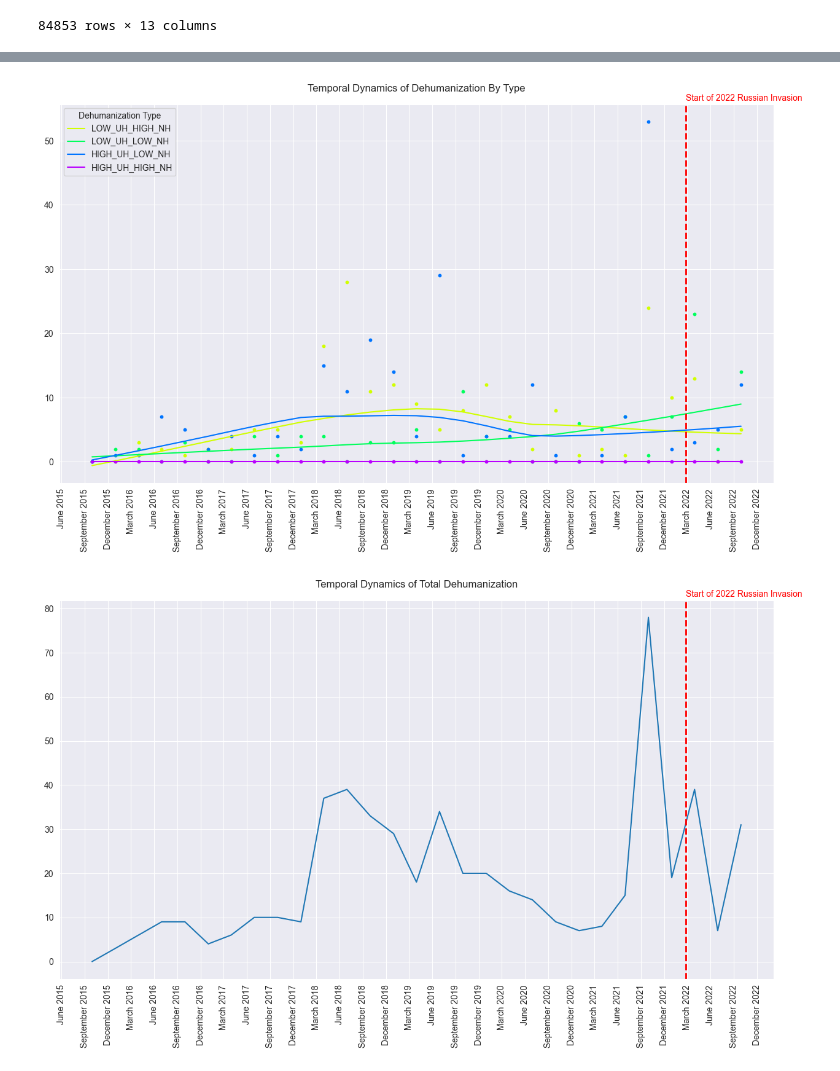
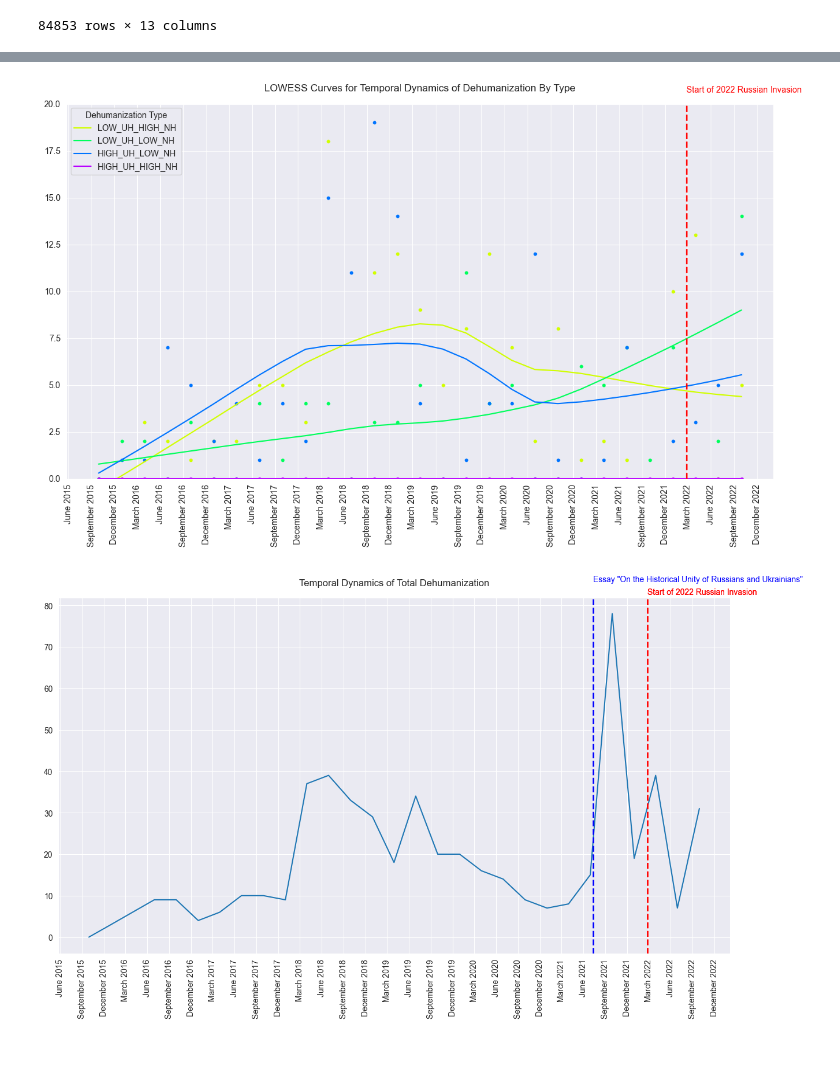
Before and after one commit to kateburovova/dehumanization, a Jupyter notebook: diachronic_analysis.ipynb, the cells around one changed output, grey strips where cells are left out. Cells and saved outputs as stored; diff of their text form; code cells hidden in the pictures.

```diff
--- a/diachronic_analysis.ipynb
+++ b/diachronic_analysis.ipynb
@@ -1110,16 +921,17 @@ plt.xticks(rotation=90)
 line_date = pd.to_datetime('2022-02-24')
 plt.axvline(line_date, color='r', linestyle='--', lw=2)
 
-offset_y = ax.get_ylim()[1] * 0.01
-plt.text(line_date, ax.get_ylim()[1] + offset_y, 'Start of 2022 Russian Invasion', color='red')
+offset_y = ax.get_ylim()[1]*0.63
+plt.text(line_date, ax.get_ylim()[1] - offset_y, 'Start of 2022 Russian Invasion', color='red')
 
-plt.title('Temporal Dynamics of Dehumanization By Type', y=1.02)
+plt.title('LOWESS Curves for Temporal Dynamics of Dehumanization By Type', y=1.02)
 
 plt.legend(title='Dehumanization Type')
+plt.ylim(0, 20)
 
 plt.show()
 # %% [output]
-[figure, old version]
+[figure, new version]
 # %%
 import pandas as pd
 import seaborn as sns
@@ -1135,31 +947,38 @@ df_monthly = df_predicted_data_merged_.resample('3M').sum()
 df_monthly = df_monthly[df_monthly.index <= '2022-11-25']
 
 N = 1
 df_monthly_rolling = df_monthly.rolling(window=N).mean()
 
 # Sum all the columns for each date
 df_monthly_sum = df_monthly_rolling.sum(axis=1)
 
 # Plotting the data
 plt.figure(figsize=(15, 8))
 sns.lineplot(x=df_monthly_sum.index, y=df_monthly_sum.values)
 plt.title('Temporal Dynamics of Total Dehumanization', y=1.02)
 plt.xlabel('')
 
 # x-axis formatting
 ax = plt.gca()
 ax.xaxis.set_major_locator(dates.MonthLocator(interval=3))  # set the tick interval to 3 months
 ax.xaxis.set_major_formatter(dates.DateFormatter('%B %Y'))  # set the date format to 'Month Year'
 plt.xticks(rotation=90)
 
 # Adding vertical line
 line_date = pd.to_datetime('2022-02-24')
 plt.axvline(line_date, color='r', linestyle='--', lw=2)
+#
+line_date2 = pd.to_datetime('2021-07-12')
+plt.axvline(line_date2, color='b', linestyle='--', lw=2)
+
+offset_y = ax.get_ylim()[1] * 0.01
+plt.text(line_date, ax.get_ylim()[1] + offset_y, 'Start of 2022 Russian Invasion', color='red')
+plt.text(line_date2, ax.get_ylim()[1]+ offset_y+3, 'Essay "On the Historical Unity of Russians and Ukrainians"', color='blue')
 
 # Adding text label
 offset_y = ax.get_ylim()[1] * 0.01
 plt.text(line_date, ax.get_ylim()[1] + offset_y, 'Start of 2022 Russian Invasion', color='red')
 
 plt.show()
 # %% [output]
-[figure, old version]
+[figure, new version]
```
Also changed, not shown: parts of 70 cells of this notebook, 1 other file.
